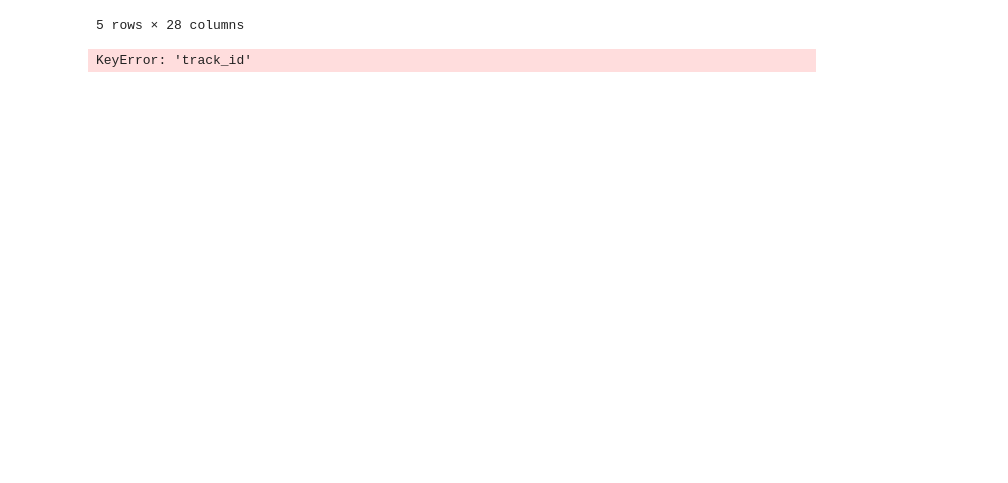
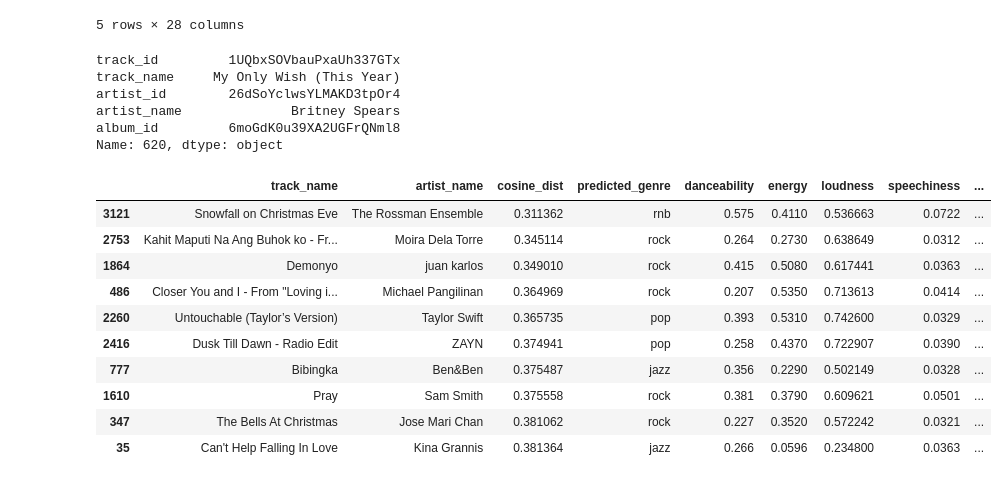
Before and after one commit to wenmi01/dsfc7-sprint02, a Jupyter notebook: notebooks/Sprint2Day8_Exercise_Britney.ipynb, the cells around one changed output. Drawn from its saved outputs; the diff is of its cells as text; code cells hidden in the pictures; blank space fills up the shorter version.

```diff
--- a/notebooks/Sprint2Day8_Exercise_Britney.ipynb
+++ b/notebooks/Sprint2Day8_Exercise_Britney.ipynb
@@ -504,4 +504,7 @@ seed_track_name = 'My Only Wish (This Year)'
 # %%
 feature_cols = ['danceability', 'energy', 'loudness', 'speechiness', 'acousticness', 'instrumentalness',\
                 'liveness', 'valence', 'tempo']
+
+cols = ['track_id','track_name','danceability', 'energy', 'loudness', 'speechiness', 'acousticness', 'instrumentalness',\
+                'liveness', 'valence', 'tempo']
 # %%
@@ -526,7 +575,7 @@ Name: 1, dtype: float64
 # %%
 #compute cosine distances, audio features only
 chart_tracks_df['cosine_dist'] = chart_tracks_df.apply(lambda x: 1-cosine_similarity(x[feature_cols].values.reshape(1, -1),\
-                                                                  seed_track_data[feature_cols].values.reshape(1, -1))\
+                                                                  seed_track_data_B[feature_cols].values.reshape(1, -1))\
                                                                   .flatten()[0], axis=1)
 
 chart_tracks_df.sort_values(by='cosine_dist',ascending=False).head(5)
@@ -538,12 +587,34 @@ chart_tracks_df.sort_values(by='cosine_dist',ascending=False).head(5)
 | 2631 | 60VaORSJ5x1D4ZPSc0g2En | Bambi | 4ufh0WuMZh6y4Dmdnklvdl | BAEKHYUN | 5xOx4mWABbTj0qWyZC4q1p | 213053 | 2021-03-30 | 74 | ... |
 | 1865 | 306akccFCc6D29uDoBDt7t | Girls Like You | 04gDigrS5kc9YWfZHwBETP | Maroon 5 | 1qvLKCq4Xh355Fq0VswCpH | 215229 | 2017-11-03 | 0 | ... |
 5 rows × 28 columns
+# %%
+#seed_track_data = seed_track_data[cols].iloc[1]
+#seed_track_data = seed_track_data[feature_cols].iloc[1]
+
+seed_track_data.head()
+# %% [output]
+track_id         1UQbxSOVbauPxaUh337GTx
+track_name     My Only Wish (This Year)
+artist_id        26dSoYclwsYLMAKD3tpOr4
+artist_name              Britney Spears
+album_id         6moGdK0u39XA2UGFrQNml8
+Name: 620, dtype: object
 # %%
 #get top 10 nearest to seed_track_data
-recommendation_df = chart_tracks_df[chart_tracks_df['track_id']!=seed_track_data['track_id']].sort_values('cosine_dist')[:10]
+recommendation_df = chart_tracks_df[chart_tracks_df['track_id']!=seed_track_data_B['track_id']].sort_values('cosine_dist')[:10]
 recommendation_df[['track_name','artist_name','cosine_dist','predicted_genre']+feature_cols]
 # %% [output]
-KeyError: 'track_id'
+|  | track_name | artist_name | cosine_dist | predicted_genre | danceability | energy | loudness | speechiness | ... |
+| 3121 | Snowfall on Christmas Eve | The Rossman Ensemble | 0.311362 | rnb | 0.575 | 0.4110 | 0.536663 | 0.0722 | ... |
+| 2753 | Kahit Maputi Na Ang Buhok ko - Fr... | Moira Dela Torre | 0.345114 | rock | 0.264 | 0.2730 | 0.638649 | 0.0312 | ... |
+| 1864 | Demonyo | juan karlos | 0.349010 | rock | 0.415 | 0.5080 | 0.617441 | 0.0363 | ... |
+| 486 | Closer You and I - From "Loving i... | Michael Pangilinan | 0.364969 | rock | 0.207 | 0.5350 | 0.713613 | 0.0414 | ... |
+| 2260 | Untouchable (Taylor’s Version) | Taylor Swift | 0.365735 | pop | 0.393 | 0.5310 | 0.742600 | 0.0329 | ... |
+| 2416 | Dusk Till Dawn - Radio Edit | ZAYN | 0.374941 | pop | 0.258 | 0.4370 | 0.722907 | 0.0390 | ... |
+| 777 | Bibingka | Ben&Ben | 0.375487 | jazz | 0.356 | 0.2290 | 0.502149 | 0.0328 | ... |
+| 1610 | Pray | Sam Smith | 0.375558 | rock | 0.381 | 0.3790 | 0.609621 | 0.0501 | ... |
+| 347 | The Bells At Christmas | Jose Mari Chan | 0.381062 | rock | 0.227 | 0.3520 | 0.572242 | 0.0321 | ... |
+| 35 | Can't Help Falling In Love | Kina Grannis | 0.381364 | jazz | 0.266 | 0.0596 | 0.234800 | 0.0363 | ... |
 # %%
 #get top 10 nearest to seed_track_data
 recommendation_df = chart_tracks_df[chart_tracks_df['predicted_genre']==seed_track_data['predicted_genre']]\
```
Also changed, not shown: parts of 9 cells of this notebook, 1 other file.
